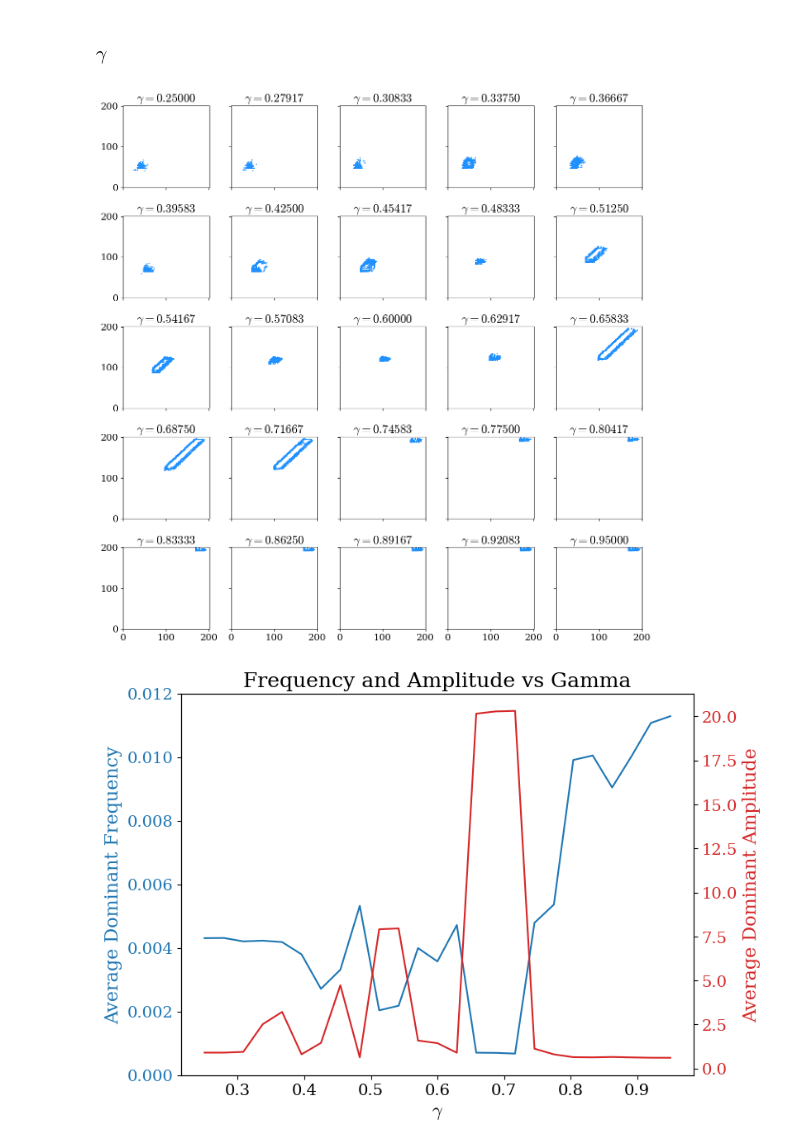
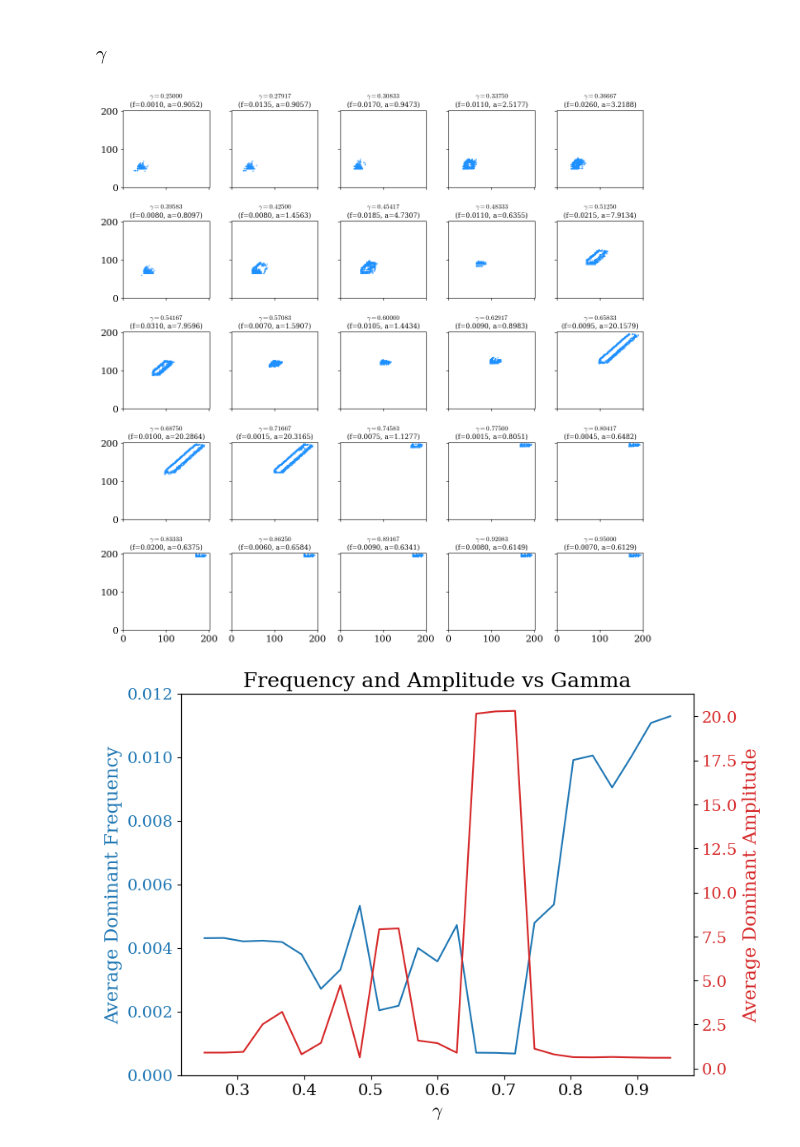
Before and after one commit to charlesaugdupont/cognitive-biases-endogenous-volatility, a Jupyter notebook: CPT_vs_NOCPT.ipynb, the cells around one changed output. Cells and saved outputs as stored; diff of their text form; code cells hidden in the pictures.

```diff
--- a/CPT_vs_NOCPT.ipynb
+++ b/CPT_vs_NOCPT.ipynb
@@ -259,25 +272,22 @@ def compute_freqs(res, discard_steps=3000, power_threshold_ratio=0.20, trivial_r
 # %%
-D = "slide_gamma/"
-IDX = 3
-ordered_files = sorted(os.listdir(D), key=lambda x: float(x.split("_")[IDX]))
 fig, axs = plt.subplots(5, 5, figsize=(12,12), sharex=True, sharey=True)
 
 for idx, file in enumerate(ordered_files):
     with open(D+file, "rb") as f:
         res = pickle.load(f)
     gamma = float(file.split("_")[IDX])
     axs[int(idx/5)][idx%5].scatter(
         res["wealth"][:,-1],
         res["health"][:,-1],
         s=1,
         alpha=0.7,
         color="dodgerblue"
     )
     axs[int(idx/5)][idx%5].set_xlim(0,201)
     axs[int(idx/5)][idx%5].set_ylim(0,201)
-    axs[int(idx/5)][idx%5].set_title(fr"$\gamma={gamma:.5f}$")
+    axs[int(idx/5)][idx%5].set_title(fr"$\gamma={gamma:.5f}$" +"\n"+ fr"(f={freqs[idx]:.4f}, a={amp[idx]:.4f})", fontsize=12)
 
 fig.tight_layout()
 plt.show()
 # %% [output]
-[figure, old version]
+[figure, new version]
```
Also changed, not shown: parts of 6 cells of this notebook.
